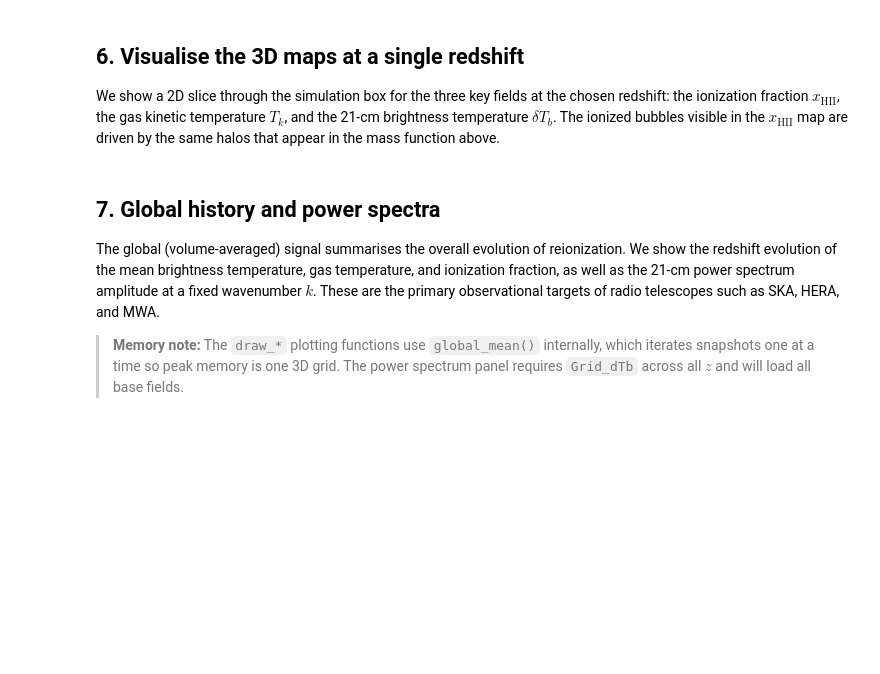
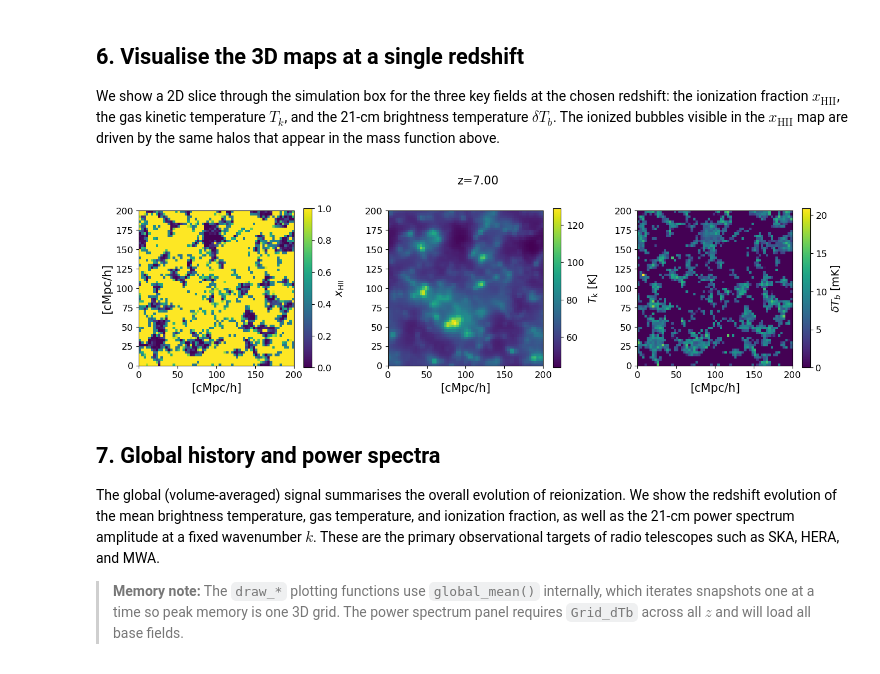
Before and after one commit to cosmic-reionization/BEoRN, a Jupyter notebook: examples/nbody_simulation_halos.ipynb, the cells around one changed output. Saved outputs shown, nothing was run; the diff lists cells and outputs as text; code cells hidden in the pictures; blank space fills up the shorter version.

```diff
--- a/examples/nbody_simulation_halos.ipynb
+++ b/examples/nbody_simulation_halos.ipynb
@@ -294,10 +299,14 @@ class MyNBodyLoader(beorn.load_input_data.NBodyLoader):
     def _read_density_file(self, path):
         """Read a flat binary float32 density grid → normalised overdensity δ = ρ/⟨ρ⟩ − 1.
 
+        Always reads at the native file resolution — the base class applies
+        degrade_resolution block-averaging afterwards if requested.
+
         Replace this with your format (HDF5, FITS, netCDF, …).
         """
-        Ncell = self.parameters.simulation.Ncell
-        data = np.fromfile(path, dtype=np.float32).reshape(Ncell, Ncell, Ncell).T
+        raw = np.fromfile(path, dtype=np.float32)
+        n = round(raw.size ** (1 / 3))
+        data = raw.reshape(n, n, n).T
         return data / np.mean(data, dtype=np.float64) - 1
 
     # ── Step 3: read a single halo catalog ───────────────────────────────────
@@ -329,7 +338,11 @@ Three ways to create the loader — choose whichever fits your workflow:
 # %%
 # ── Option A: auto-discover snapshots from disk, no caching ──────────────────
 # discover_snapshots() is called every time this cell runs.
-loader = MyNBodyLoader(parameters, log_filename="CDM_200Mpc_2048.log")
+loader = MyNBodyLoader(
+            parameters,
+            log_filename="CDM_200Mpc_2048.log",
+            degrade_resolution=degrade_resolution,
+            )
 
 # ── Option B: auto-discover + save/load a YML catalog ────────────────────────
 # First run: scans disk and writes the YML.
@@ -338,7 +351,7 @@ loader = MyNBodyLoader(parameters, log_filename="CDM_200Mpc_2048.log")
 # loader = MyNBodyLoader(
 #     parameters,
 #     log_filename="CDM_200Mpc_2048.log",
-#     catalog_yml=FILE_ROOT / "my_catalog.yml",
+#     catalog_yml=OUTPUT_ROOT / "PKDGrav3_CDM_200Mpc_2048.yml",
 # )
 
 # ── Option C: skip discovery, provide the snapshot list manually ──────────────
@@ -361,6 +374,18 @@ loader = MyNBodyLoader(parameters, log_filename="CDM_200Mpc_2048.log")
 #     ],
 # )
 
+# ── Low-resolution / quick-look run ──────────────────────────────────────────
+# degrade_resolution=N block-averages each density grid by factor N on all axes
+# (e.g. 256³ → 128³ with factor=2).  Also set Ncell to the degraded size BEFORE
+# constructing the loader so that the rest of BEoRN uses the correct dimensions.
+#
+# parameters.simulation.Ncell = 128   # degraded grid size (256 / 2)
+# loader = MyNBodyLoader(
+#     parameters,
+#     log_filename="CDM_200Mpc_2048.log",
+#     degrade_resolution=2,            # 256³ → 128³
+# )
+
 # ── PKDGrav3 users: a production-ready loader already exists ──────────────────
 # beorn ships PKDGravLoader which handles all of the above plus n_particles
 # inference, AHF / Rockstar glob patterns, and a descriptive log summary:
@@ -427,14 +465,17 @@ Snapshots that have already been computed are skipped automatically, so interrup
 # %%
 output_handler = beorn.io.Handler(OUTPUT_ROOT, input_tag=loader.input_tag)
 
+# force_recompute=False (default): already-painted snapshots are skipped so
+# interrupted runs resume automatically.  Set True to repaint from scratch.
 p = beorn.painting.PaintingCoordinator(
     parameters,
     loader=loader,
     output_handler=output_handler,
+    force_recompute=False,
 )
 
-# redshift_subset: paint only these redshifts (nearest snapshot is used for each).
-# Pass None (or omit) to paint all snapshots known to the loader.
+# redshift_subset: paint only these redshifts (nearest halo-bearing snapshot is
+# used for each).  Pass None (or omit) to paint all snapshots known to the loader.
 # With sparse halo catalogs it is wasteful to paint every density snapshot —
 # focus on the epochs where halos exist to save time and disk space.
 painting_redshifts = [11.3, 7.0]   # ← adjust to match your available halo catalogs
@@ -466,27 +522,29 @@ We show a 2D slice through the simulation box for the three key fields at the ch
 # %%
 # Use a redshift with a halo catalog for a non-trivial signal map.
 # z_actual and z_index are set in the inspect cell above.
 snap = multi_z_quantities.snapshot(z_actual)
 
 xHII_grid = snap.Grid_xHII[:]
 dTb_grid  = snap.Grid_dTb
 Tk_grid   = snap.Grid_Temp[:]
 
 mid = xHII_grid.shape[1] // 2
 Lbox = parameters.simulation.Lbox
 extent = [0, Lbox, 0, Lbox]
 
 fig, axs = plt.subplots(1, 3, figsize=(14, 4))
 for ax, grid, label in zip(axs,
                             [xHII_grid, Tk_grid, dTb_grid],
-                            [r'\mathrm{HII}$', r'$ [K]', r'$\delta T_b$ [mK]']):
+                            [r'$x_\mathrm{HII}$', r'$T_\mathrm{k}$ [K]', r'$\delta T_b$ [mK]']):
     im = ax.imshow(grid[:, mid, :], origin='lower', cmap='viridis', extent=extent)
     ax.set_xlabel('[cMpc/h]', fontsize=15)
     fig.colorbar(im, ax=ax, label=label)
 axs[0].set_ylabel('[cMpc/h]', fontsize=15)
-fig.suptitle(f'z={snap.z:.3f}', fontsize=15)
+fig.suptitle(f'z={snap.z:.2f}', fontsize=15)
 plt.tight_layout()
 plt.show()
+# %% [output]
+[figure, added]
 # %% [markdown]
 ## 7. Global history and power spectra
 
```
Also changed, not shown: parts of 7 cells of this notebook, 7 other files.
